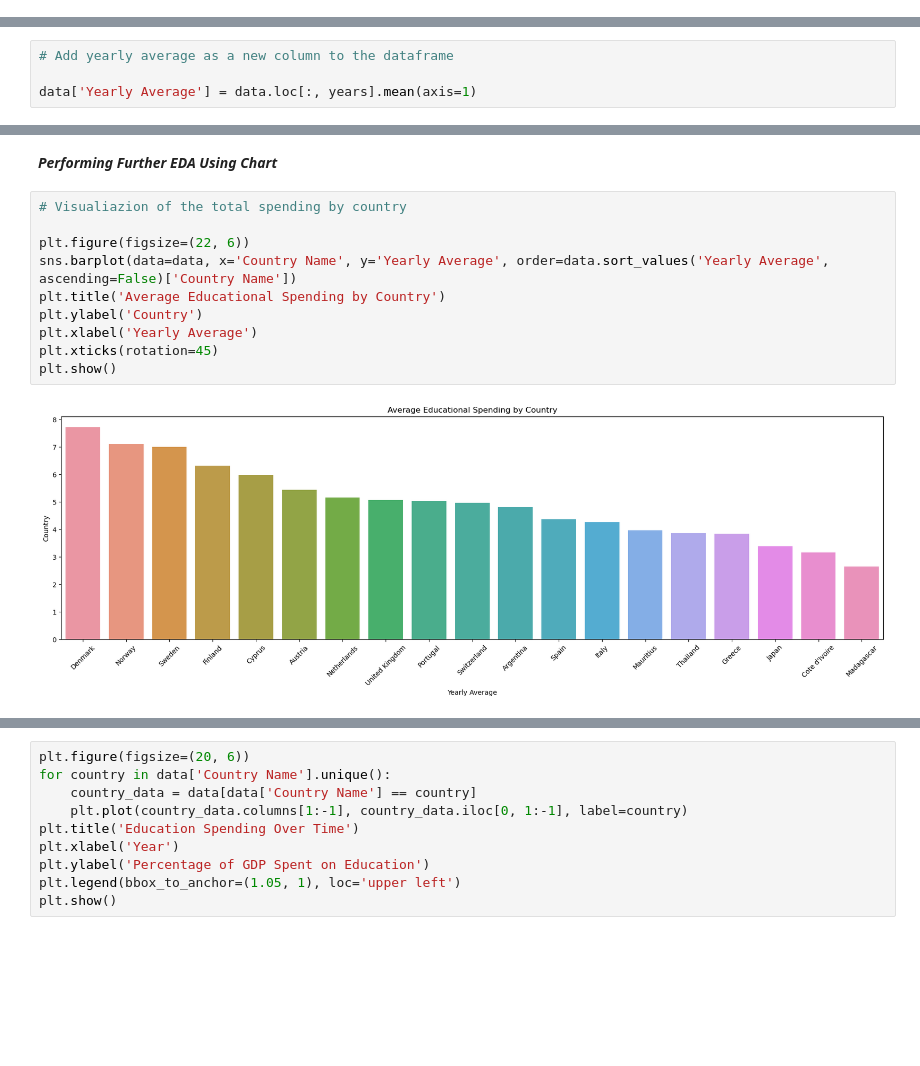
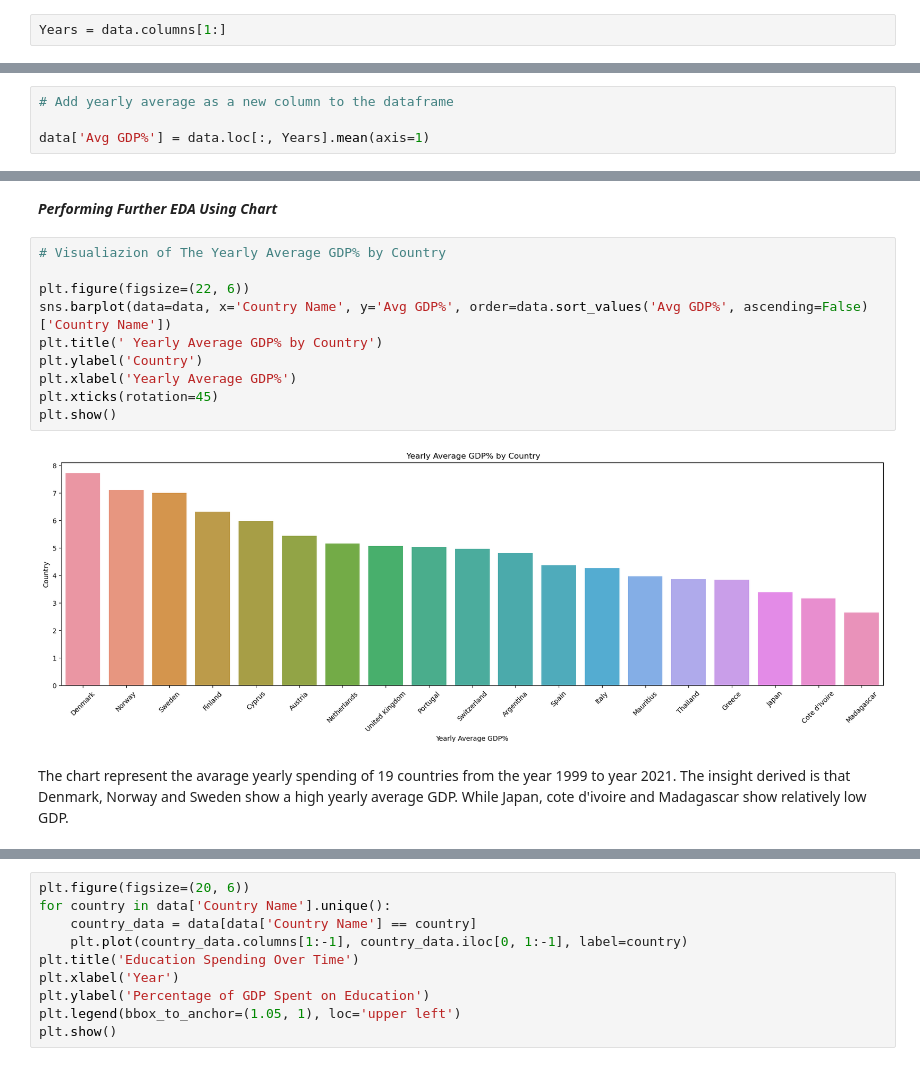
Before and after one commit to Gracious-Ogbeme/Panda-Premiere-Project, a Jupyter notebook: pandas_project_1.ipynb, the cells around one changed output, grey strips where cells are left out. Cells and saved outputs as stored; diff of their text form; blank space fills up the shorter version.

```diff
--- a/pandas_project_1.ipynb
+++ b/pandas_project_1.ipynb
@@ -38,0 +33,2 @@ Index(['1999', '2000', '2001', '2002', '2003', '2004', '2005', '2006', '2007',
+# %%
+Years = data.columns[1:]
@@ -39,7 +37,7 @@ Index(['1999', '2000', '2001', '2002', '2003', '2004', '2005', '2006', '2007',
 # %%
 # Add yearly average as a new column to the dataframe
 
-data['Yearly Average'] = data.loc[:, years].mean(axis=1)
+data['Avg GDP%'] = data.loc[:, Years].mean(axis=1)
 # %%
 data.head()
 # %% [output]
@@ -119,17 +110,19 @@ dtype: int64
 # %% [markdown]
 ***Performing Further EDA Using Chart***
 # %%
-# Visualiazion of the total spending by country
+# Visualiazion of The Yearly Average GDP% by Country
 
 plt.figure(figsize=(22, 6))
-sns.barplot(data=data, x='Country Name', y='Yearly Average', order=data.sort_values('Yearly Average', ascending=False)['Country Name'])
-plt.title('Average Educational Spending by Country')
+sns.barplot(data=data, x='Country Name', y='Avg GDP%', order=data.sort_values('Avg GDP%', ascending=False)['Country Name'])
+plt.title(' Yearly Average GDP% by Country')
 plt.ylabel('Country')
-plt.xlabel('Yearly Average')
+plt.xlabel('Yearly Average GDP%')
 plt.xticks(rotation=45)
 plt.show()
 # %% [output]
-[figure, old version]
+[figure, new version]
+# %% [markdown]
+The chart represent the avarage yearly spending of 19 countries from the year 1999 to year 2021. The insight derived is that  Denmark, Norway and Sweden show a high yearly average GDP. While Japan, cote d'ivoire and Madagascar show relatively low GDP.
 # %%
 # Heatmap of spending across all years
 
```
Also changed, not shown: parts of 18 cells of this notebook.
